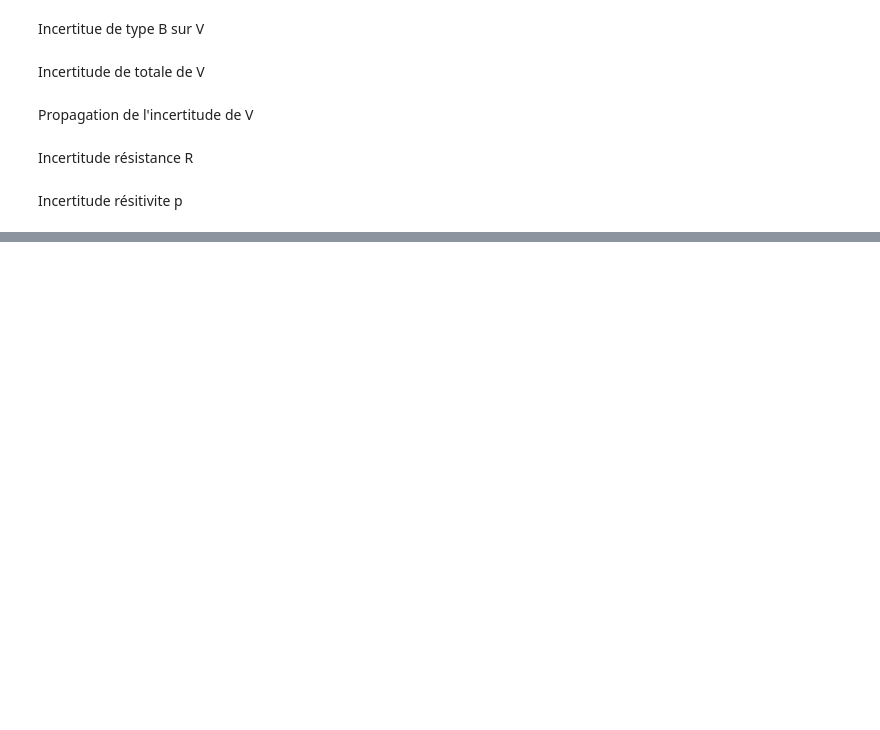
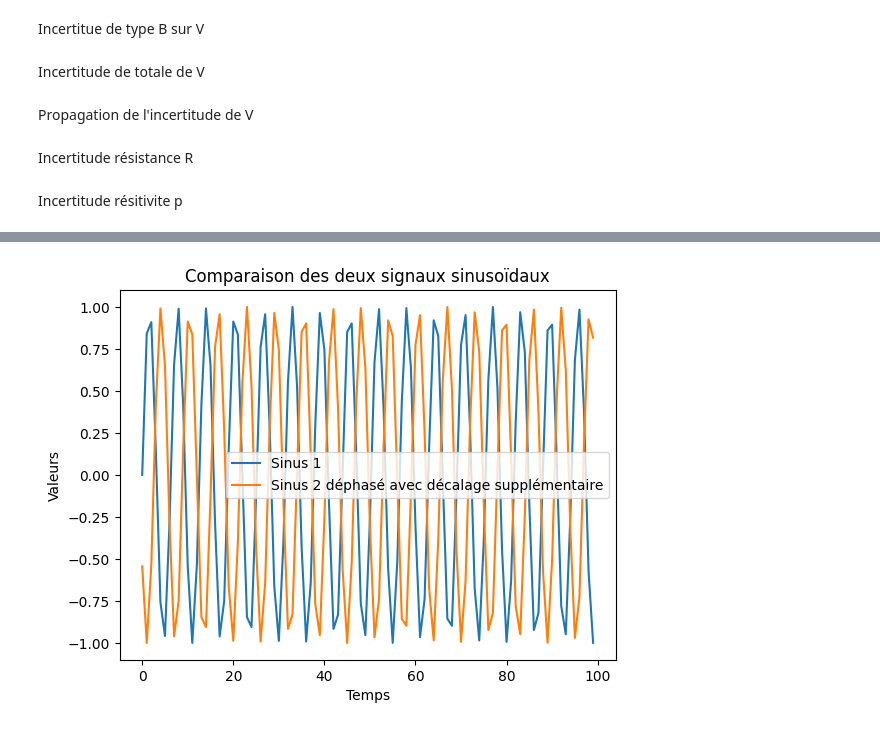
Before and after one commit to Groupe-5-Metrologie-2024/projet_metrologie_E05, a Jupyter notebook: Jupy_projet.ipynb, the cells around one changed output, grey strips where cells are left out. Drawn from its saved outputs; the diff is of its cells as text; code cells hidden in the pictures; blank space fills up the shorter version.

```diff
--- a/Jupy_projet.ipynb
+++ b/Jupy_projet.ipynb
@@ -279,0 +282,83 @@ Incertitude résitivite p
+# %%
+import numpy as np
+from scipy.interpolate import interp1d
+import matplotlib.pyplot as plt
+
+import numpy as np
+import matplotlib.pyplot as plt
+
+longueur = 100
+sinus_1 = [np.sin(i) for i in range(longueur)]
+phase_shift_supplementaire = 10
+sinus_2 = [np.sin(i + phase_shift_supplementaire) for i in range(longueur)]
+
+T = list(range(100))
+
+print('Tracer les deux signaux sinusoïdaux')
+plt.plot(range(longueur), sinus_1, label='Sinus 1')
+plt.plot(range(longueur), sinus_2, label='Sinus 2 déphasé avec décalage supplémentaire')
+plt.xlabel('Temps')
+plt.ylabel('Valeurs')
+plt.title('Comparaison des deux signaux sinusoïdaux')
+plt.legend()
+plt.show()
+
+def traitement_sinus(sinus) :
+    # Générer une liste de valeurs de sinus pour la première fonction
+    A = sinus
+
+    T = list(range(100))
+
+    # Créer une fonction d'interpolation
+    f = interp1d(T, A, kind='cubic')
+
+    # Générer une plage de temps pour évaluer la fonction
+    temps_interp = np.linspace(min(T), max(T), 1000)
+
+    # Calculer les valeurs interpolées
+    valeurs_interp = f(temps_interp)
+
+    # Calculer la dérivée numérique
+    dx = temps_interp[1] - temps_interp[0]
+    derivee_interp = np.gradient(valeurs_interp, dx)
+
+    # Trouver les zéros de la dérivée
+    zeros_indices = np.where(np.diff(np.sign(derivee_interp)))[0]
+
+    # Afficher les zéros de la dérivée
+    zeros_temps = temps_interp[zeros_indices]
+    zeros_valeurs = valeurs_interp[zeros_indices]
+
+    print('Tracer sin avec derive')
+    plt.plot(temps_interp, valeurs_interp, '-', label='Interpolation')
+    plt.plot(temps_interp, derivee_interp, '--', label='Dérivée interpolée')
+    plt.scatter(zeros_temps, zeros_valeurs, color='red', label='Extremum')
+    plt.xlabel('Temps')
+    plt.ylabel('Valeurs / Dérivée')
+    plt.title('Interpolation des données et ses zéros de dérivée')
+    plt.legend()
+    plt.show()
+    return zeros_valeurs,zeros_temps
+
+Valeurs_1, temps_1 = traitement_sinus(sinus_1)
+Valeurs_2, temps_2 = traitement_sinus(sinus_2)
+
+# Trouver l'indice de la valeur maximale dans Valeurs_1
+index_max_1 = np.argmax(Valeurs_1)
+
+# Trouver l'instant correspondant dans temps_1
+temps_max_1 = temps_1[index_max_1]
+
+# Trouver l'indice de la valeur maximale dans Valeurs_2
+index_max_2 = np.argmax(Valeurs_2)
+
+# Trouver l'instant correspondant dans temps_2
+temps_max_2 = temps_2[index_max_2]
+
+print("Index de la valeur maximale dans Valeurs_1:", index_max_1)
+print("Index de la valeur maximale dans Valeurs_2:", index_max_2)
+
+print("Instant correspondant dans temps_1:", temps_max_1)
+print("Instant correspondant dans temps_2:", temps_max_2)
+print('La difference de decalage est de',temps_max_2 - temps_max_1)
+# %% [output]
@@ -279,0 +366 @@ Incertitude résitivite p
+[figure, added]
```
Also changed, not shown: parts of 2 cells of this notebook.
